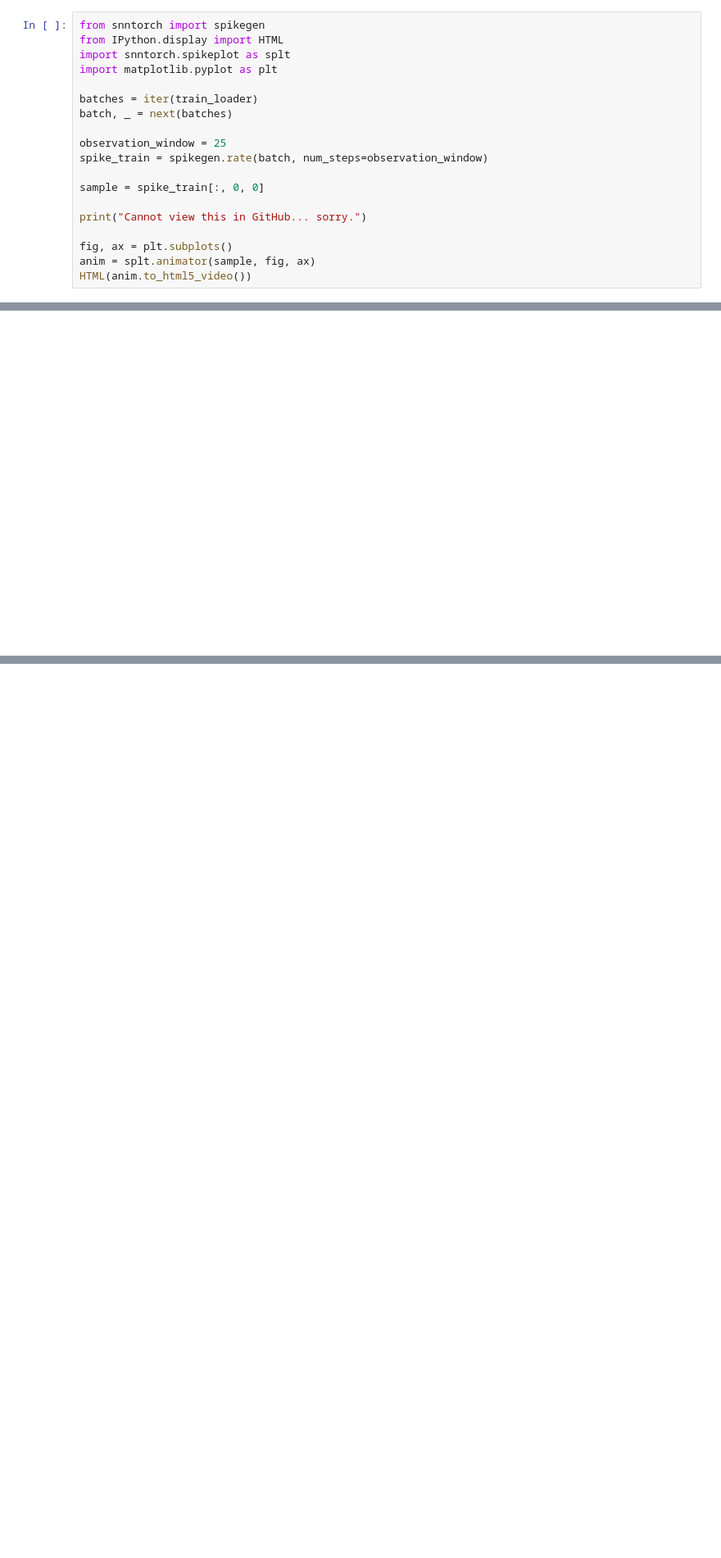
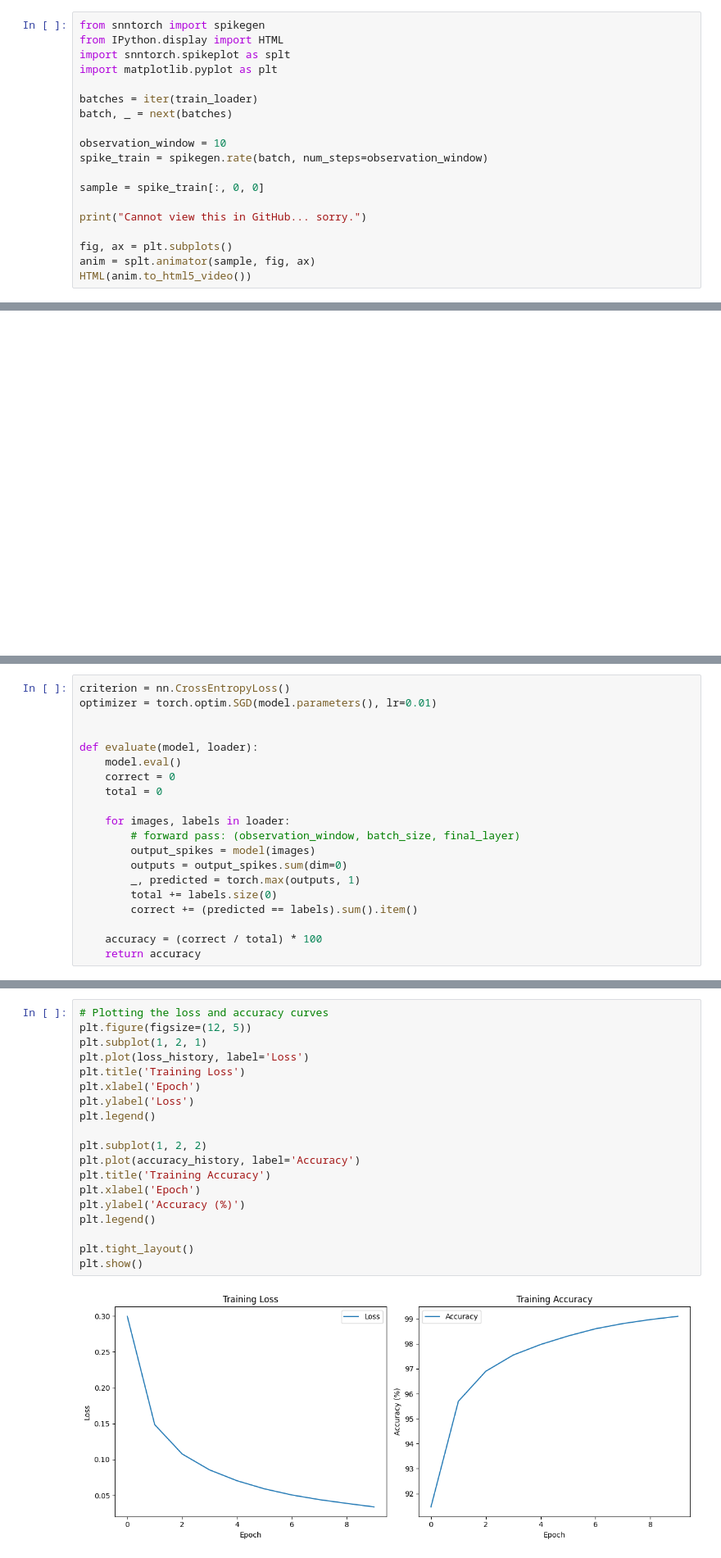
Before and after one commit to suessflorian/spiking-neurons, a Jupyter notebook: S-NN.ipynb, the cells around one changed output, grey strips where cells are left out. Shown at 82% size. Cells and saved outputs as stored; diff of their text form; blank space fills up the shorter version.

Commit message:
Training the S-NN

```diff
--- a/S-NN.ipynb
+++ b/S-NN.ipynb
@@ -39,7 +42,7 @@ import matplotlib.pyplot as plt
 batches = iter(train_loader)
 batch, _ = next(batches)
 
-observation_window = 25
+observation_window = 10
 spike_train = spikegen.rate(batch, num_steps=observation_window)
 
 sample = spike_train[:, 0, 0]
@@ -94,0 +137,20 @@ model = SimpleSNN()
+# %%
+criterion = nn.CrossEntropyLoss()
+optimizer = torch.optim.SGD(model.parameters(), lr=0.01)
+
+
+def evaluate(model, loader):
+    model.eval()
+    correct = 0
+    total = 0
+
+    for images, labels in loader:
+        # forward pass: (observation_window, batch_size, final_layer)
+        output_spikes = model(images)
+        outputs = output_spikes.sum(dim=0)
+        _, predicted = torch.max(outputs, 1)
+        total += labels.size(0)
+        correct += (predicted == labels).sum().item()
+
+    accuracy = (correct / total) * 100
+    return accuracy
@@ -94,0 +204,21 @@ model = SimpleSNN()
+# %%
+# Plotting the loss and accuracy curves
+plt.figure(figsize=(12, 5))
+plt.subplot(1, 2, 1)
+plt.plot(loss_history, label='Loss')
+plt.title('Training Loss')
+plt.xlabel('Epoch')
+plt.ylabel('Loss')
+plt.legend()
+
+plt.subplot(1, 2, 2)
+plt.plot(accuracy_history, label='Accuracy')
+plt.title('Training Accuracy')
+plt.xlabel('Epoch')
+plt.ylabel('Accuracy (%)')
+plt.legend()
+
+plt.tight_layout()
+plt.show()
+# %% [output]
+[figure, added]
```
Also changed, not shown: parts of 7 cells of this notebook, 1 other file.
